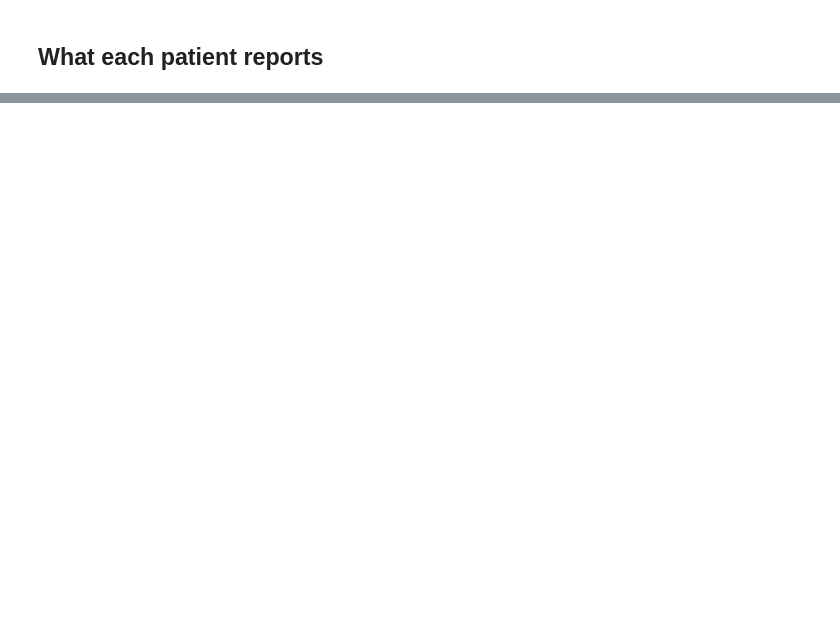
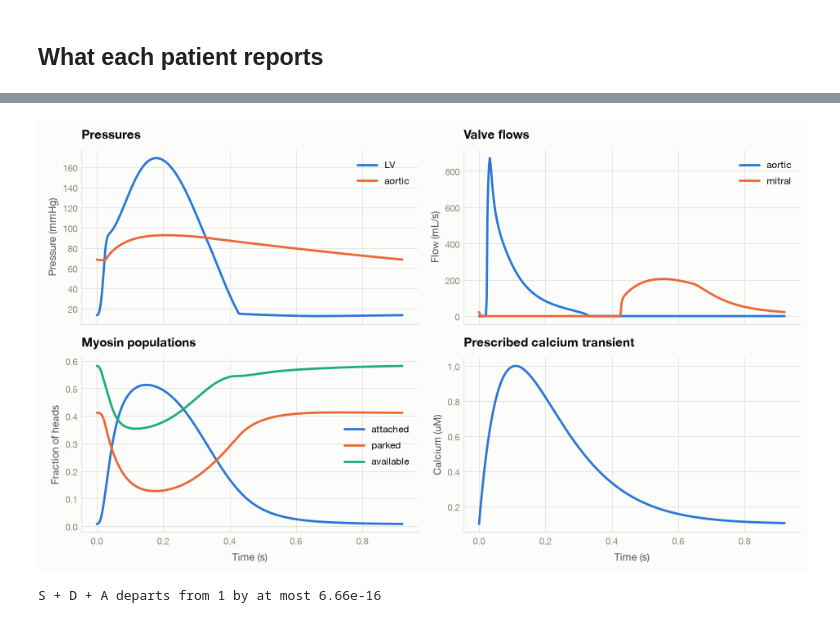
Before and after one commit to filippo-fonseca/hcm-twin, a Jupyter notebook: notebooks/01_validation.ipynb, the cells around one changed output, grey strips where cells are left out. Drawn from its saved outputs; the diff is of its cells as text; code cells hidden in the pictures; blank space fills up the shorter version.

```diff
--- a/notebooks/01_validation.ipynb
+++ b/notebooks/01_validation.ipynb
@@ -23,2 +133,24 @@ benign = observe(simulate(HCM_GEOMETRY, HEALTHY_MATERIAL, RESTING_LOADING, 0.0),
 # %%
-result, _ = traces["HCM, untreated"]t = result.tracefigure, axes = plt.subplots(2, 2, figsize=(9.5, 5.6), sharex=True)axes[0, 0].plot(t.time_s, t.lv_pressure_mmhg, color=style.SERIES[0], label="LV")axes[0, 0].plot(t.time_s, t.arterial_pressure_mmhg, color=style.SERIES[1], label="aortic")axes[0, 0].set_ylabel("Pressure (mmHg)"); axes[0, 0].legend(); axes[0, 0].set_title("Pressures")axes[0, 1].plot(t.time_s, t.aortic_flow_ml_per_s, color=style.SERIES[0], label="aortic")axes[0, 1].plot(t.time_s, t.mitral_flow_ml_per_s, color=style.SERIES[1], label="mitral")axes[0, 1].set_ylabel("Flow (mL/s)"); axes[0, 1].legend(); axes[0, 1].set_title("Valve flows")axes[1, 0].plot(t.time_s, t.attached, color=style.SERIES[0], label="attached")axes[1, 0].plot(t.time_s, t.parked, color=style.SERIES[1], label="parked")axes[1, 0].plot(t.time_s, t.available, color=style.SERIES[2], label="available")axes[1, 0].set_ylabel("Fraction of heads"); axes[1, 0].set_xlabel("Time (s)")axes[1, 0].legend(); axes[1, 0].set_title("Myosin populations")axes[1, 1].plot(t.time_s, t.calcium_um, color=style.SERIES[0])axes[1, 1].set_ylabel("Calcium (uM)"); axes[1, 1].set_xlabel("Time (s)")axes[1, 1].set_title("Prescribed calcium transient")plt.tight_layout(); plt.show()print("S + D + A departs from 1 by at most "      f"{float(result.summary.population_error):.2e}")
+result, _ = traces["HCM, untreated"]
+t = result.trace
+figure, axes = plt.subplots(2, 2, figsize=(9.5, 5.6), sharex=True)
+axes[0, 0].plot(t.time_s, t.lv_pressure_mmhg, color=style.SERIES[0], label="LV")
+axes[0, 0].plot(t.time_s, t.arterial_pressure_mmhg, color=style.SERIES[1], label="aortic")
+axes[0, 0].set_ylabel("Pressure (mmHg)"); axes[0, 0].legend(); axes[0, 0].set_title("Pressures")
+axes[0, 1].plot(t.time_s, t.aortic_flow_ml_per_s, color=style.SERIES[0], label="aortic")
+axes[0, 1].plot(t.time_s, t.mitral_flow_ml_per_s, color=style.SERIES[1], label="mitral")
+axes[0, 1].set_ylabel("Flow (mL/s)"); axes[0, 1].legend(); axes[0, 1].set_title("Valve flows")
+axes[1, 0].plot(t.time_s, t.attached, color=style.SERIES[0], label="attached")
+axes[1, 0].plot(t.time_s, t.parked, color=style.SERIES[1], label="parked")
+axes[1, 0].plot(t.time_s, t.available, color=style.SERIES[2], label="available")
+axes[1, 0].set_ylabel("Fraction of heads"); axes[1, 0].set_xlabel("Time (s)")
+axes[1, 0].legend(); axes[1, 0].set_title("Myosin populations")
+axes[1, 1].plot(t.time_s, t.calcium_um, color=style.SERIES[0])
+axes[1, 1].set_ylabel("Calcium (uM)"); axes[1, 1].set_xlabel("Time (s)")
+axes[1, 1].set_title("Prescribed calcium transient")
+plt.tight_layout(); plt.show()
+print("S + D + A departs from 1 by at most "
+      f"{float(result.summary.population_error):.2e}")
+# %% [output]
+[figure, added]
+S + D + A departs from 1 by at most 6.66e-16
```
Also changed, not shown: parts of 5 cells of this notebook, 3 other files.
